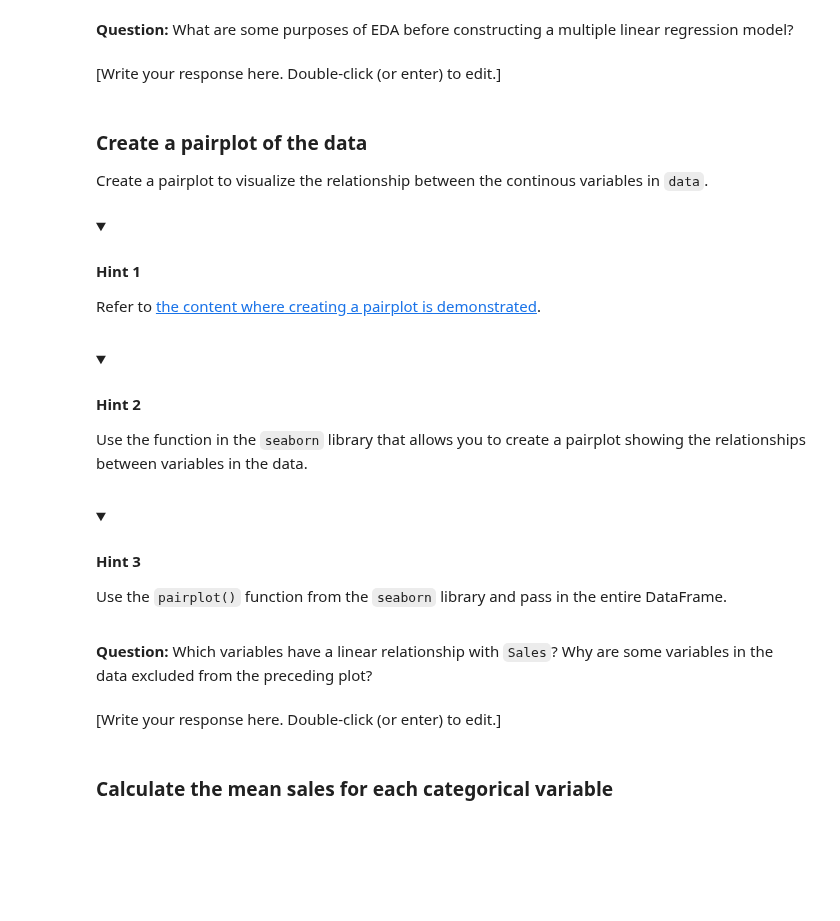
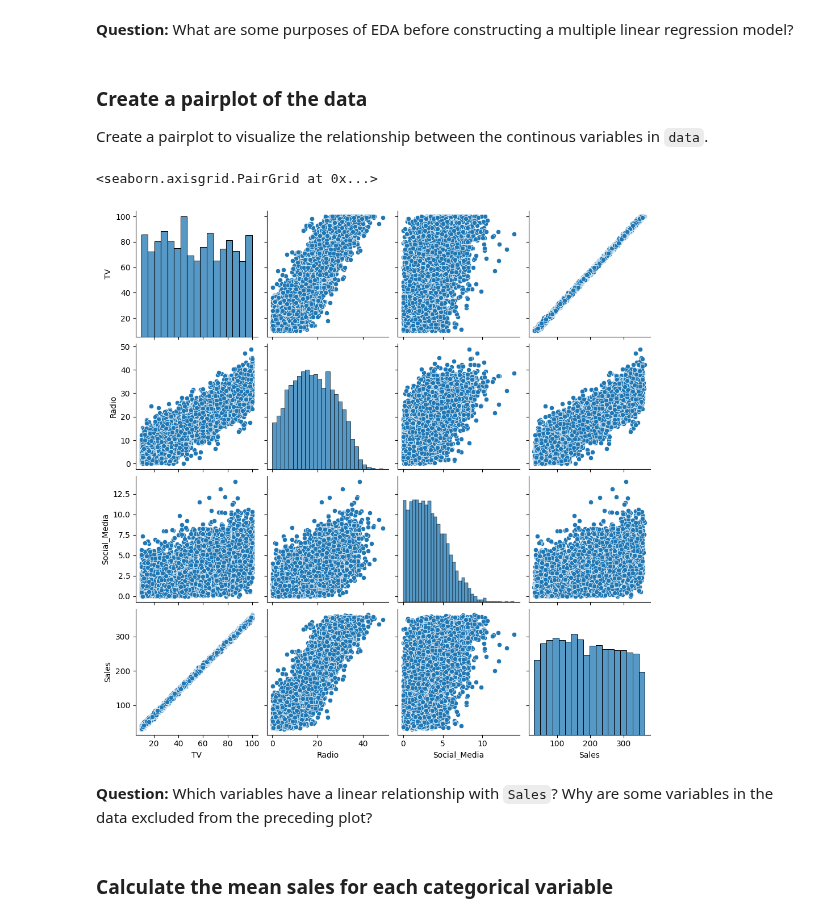
Before and after one commit to dyyland23-glitch/Marketing_Evaluate_simple_and_multiple_regression, a Jupyter notebook: Marketitng_Perform multiple linear regression.ipynb, the cells around one changed output. Saved outputs shown, nothing was run; the diff lists cells and outputs as text; code cells hidden in the pictures; folded sections open; blank space fills up the shorter version.

```diff
--- a/Marketitng_Perform multiple linear regression.ipynb
+++ b/Marketitng_Perform multiple linear regression.ipynb
@@ -24,11 +30,8 @@ import pandas as pd
 # %% [markdown]
 `Pandas` was used to load the dataset `marketing_sales_data.csv` as `data`, now display the first five rows. The variables in the dataset have been adjusted to suit the objectives of this lab. As shown in this cell, the dataset has been automatically loaded in for you. You do not need to download the .csv file, or provide more code, in order to access the dataset and proceed with this lab. Please continue with this activity by completing the following instructions.
 # %%
+
 # RUN THIS CELL TO IMPORT YOUR DATA.
+url = "https://raw.githubusercontent.com/dyyland23-glitch/Marketing_Evaluate_simple_linear_regression/main/marketing_and_sales_data_evaluate_lr.csv"
 
-### YOUR CODE HERE ###
-data = pd.read_csv('marketing_sales_data.csv')
-
-# Display the first five rows.
-
-### YOUR CODE HERE ###
+data = pd.read_csv(url)
@@ -50,8 +65,6 @@ The features in the data are:
 * Influencer size (in "Mega," "Macro," "Micro," and "Nano" categories)
 # %% [markdown]
 **Question:** What are some purposes of EDA before constructing a multiple linear regression model?
-# %% [markdown]
-[Write your response here. Double-click (or enter) to edit.]
 # %% [markdown]
 ### Create a pairplot of the data
 
@@ -59,32 +72,12 @@ Create a pairplot to visualize the relationship between the continous variables
 # %%
 # Create a pairplot of the data.
 
-### YOUR CODE HERE ###
+sns.pairplot(data)
+# %% [output]
+<seaborn.axisgrid.PairGrid at 0x...>
+[figure, added]
-# %% [markdown]
-<details>
-<summary><h4><strong>Hint 1</strong></h4></summary>
-
-Refer to [the content where creating a pairplot is demonstrated](https://www.coursera.org/learn/regression-analysis-simplify-complex-data-relationships/item/dnjWm).
-
-</details>
-# %% [markdown]
-<details>
-<summary><h4><strong>Hint 2</strong></h4></summary>
-
-Use the function in the `seaborn` library that allows you to create a pairplot showing the relationships between variables in the data.
-
-</details>
-# %% [markdown]
-<details>
-<summary><h4><strong>Hint 3</strong></h4></summary>
-
-Use the `pairplot()` function from the `seaborn` library and pass in the entire DataFrame.
-
-</details>
 # %% [markdown]
 **Question:** Which variables have a linear relationship with `Sales`? Why are some variables in the data excluded from the preceding plot?
-# %% [markdown]
-[Write your response here. Double-click (or enter) to edit.]
 # %% [markdown]
 ### Calculate the mean sales for each categorical variable
 # %% [markdown]
```
Also changed, not shown: parts of 14 cells of this notebook.
